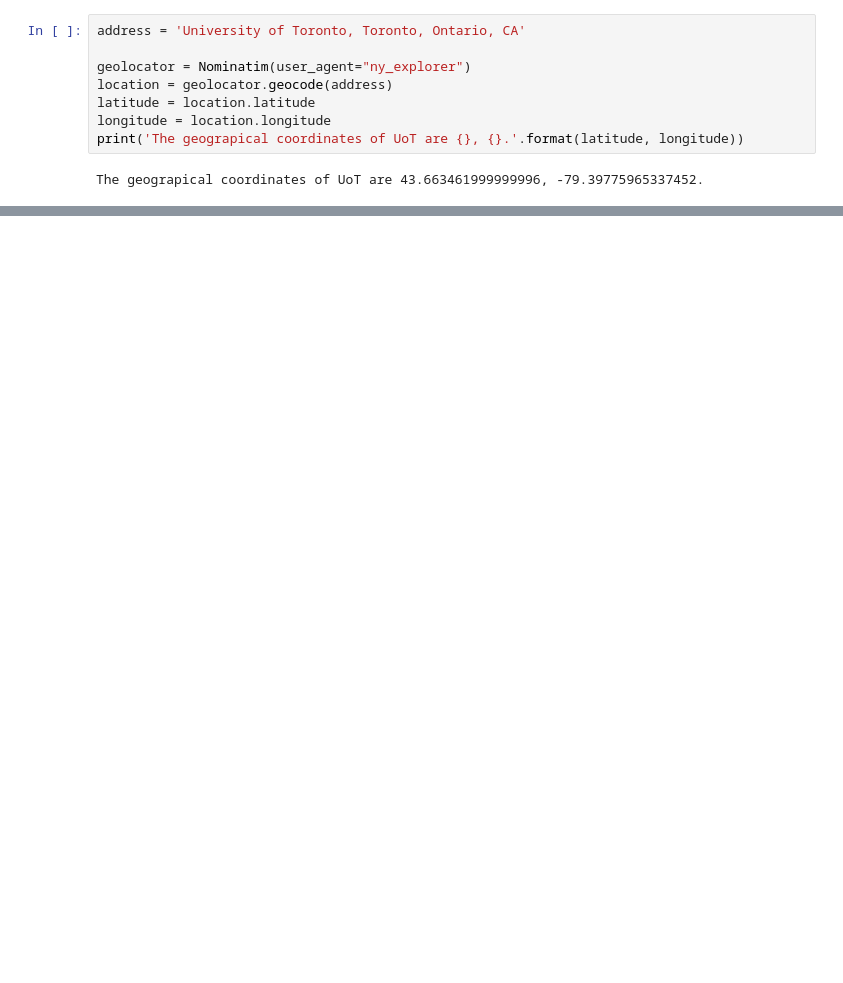
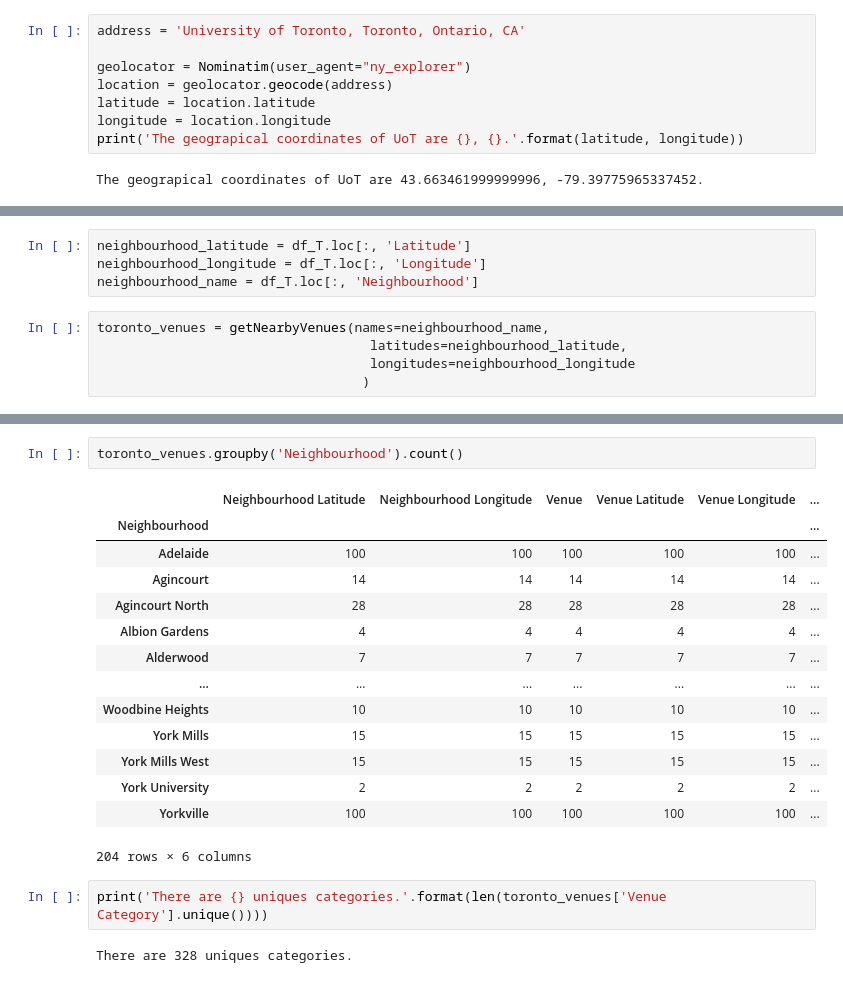
Before and after one commit to khofler/Coursera_Capstone, a Jupyter notebook: Capstone_part_3.ipynb, the cells around one changed output, grey strips where cells are left out. Drawn from its saved outputs; the diff is of its cells as text; blank space fills up the shorter version.

```diff
--- a/Capstone_part_3.ipynb
+++ b/Capstone_part_3.ipynb
@@ -198,0 +183,9 @@ print('{} venues were returned by Foursquare.'.format(nearby_venues.shape[0]))
+# %%
+neighbourhood_latitude = df_T.loc[:, 'Latitude']
+neighbourhood_longitude = df_T.loc[:, 'Longitude']
+neighbourhood_name = df_T.loc[:, 'Neighbourhood']
+# %%
+toronto_venues = getNearbyVenues(names=neighbourhood_name,
+                                   latitudes=neighbourhood_latitude,
+                                   longitudes=neighbourhood_longitude
+                                  )
@@ -198,0 +203,21 @@ print('{} venues were returned by Foursquare.'.format(nearby_venues.shape[0]))
+# %%
+toronto_venues.groupby('Neighbourhood').count()
+# %% [output]
+|  | Neighbourhood Latitude | Neighbourhood Longitude | Venue | Venue Latitude | Venue Longitude | ... |
+| Neighbourhood |  |  |  |  |  | ... |
+| Adelaide | 100 | 100 | 100 | 100 | 100 | ... |
+| Agincourt | 14 | 14 | 14 | 14 | 14 | ... |
+| Agincourt North | 28 | 28 | 28 | 28 | 28 | ... |
+| Albion Gardens | 4 | 4 | 4 | 4 | 4 | ... |
+| Alderwood | 7 | 7 | 7 | 7 | 7 | ... |
+| ... | ... | ... | ... | ... | ... | ... |
+| Woodbine Heights | 10 | 10 | 10 | 10 | 10 | ... |
+| York Mills | 15 | 15 | 15 | 15 | 15 | ... |
+| York Mills West | 15 | 15 | 15 | 15 | 15 | ... |
+| York University | 2 | 2 | 2 | 2 | 2 | ... |
+| Yorkville | 100 | 100 | 100 | 100 | 100 | ... |
+204 rows × 6 columns
+# %%
+print('There are {} uniques categories.'.format(len(toronto_venues['Venue Category'].unique())))
+# %% [output]
+There are 328 uniques categories.
```
Also changed, not shown: parts of 32 cells of this notebook, 2 other files.
